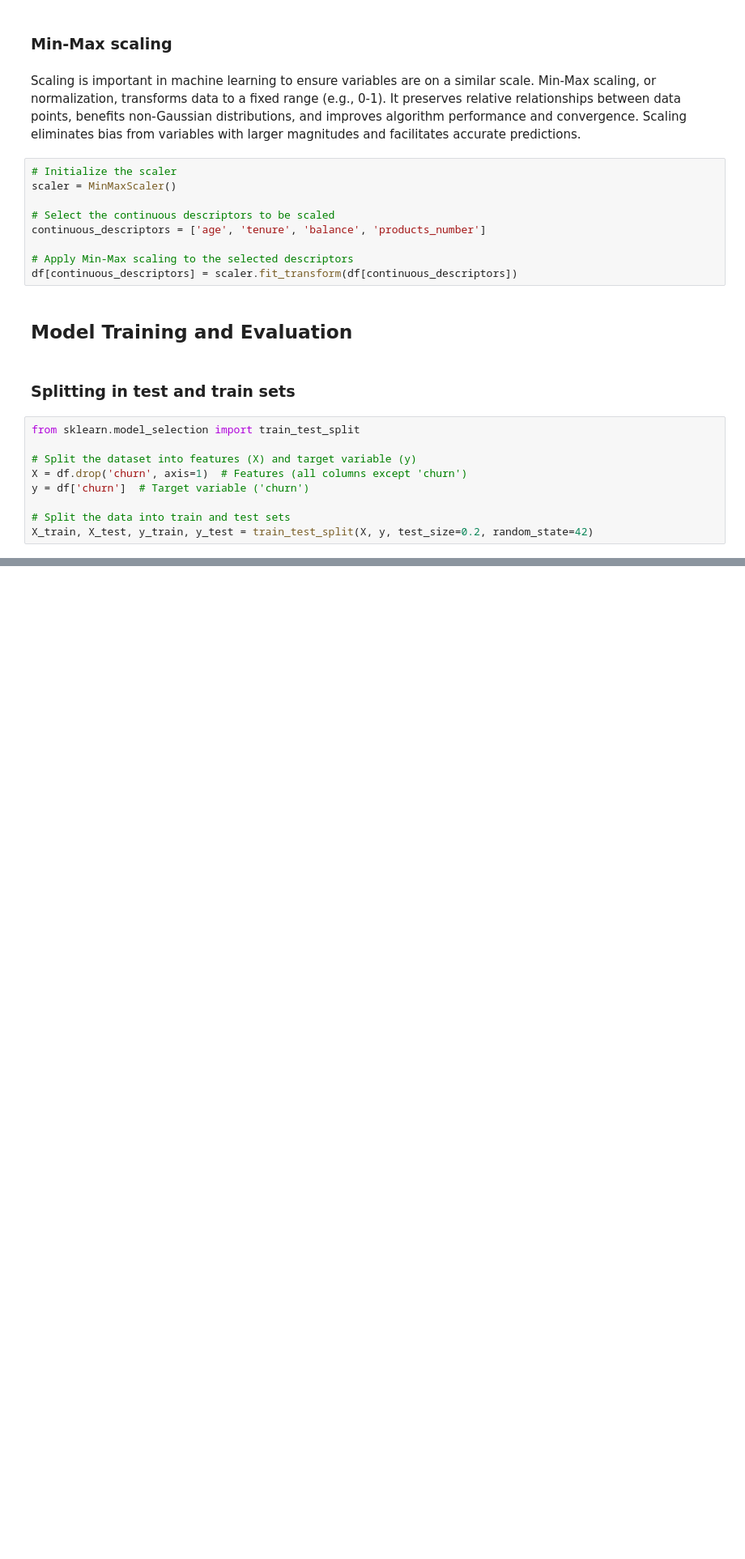
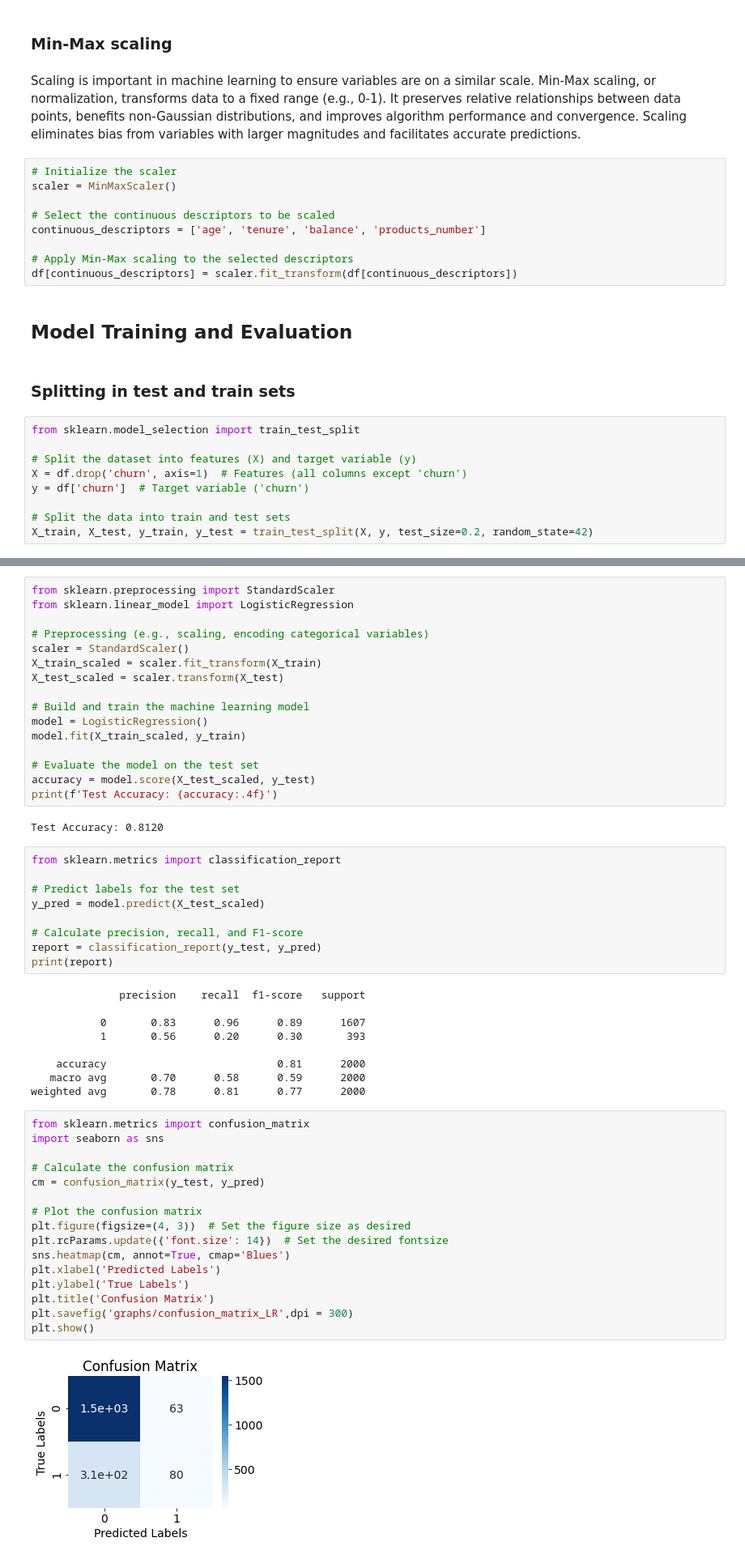
Before and after one commit to noellymadeleine/CustomerChurnPred, a Jupyter notebook: CustomerChurnPred.ipynb, the cells around one changed output, grey strips where cells are left out. Shown at 81% size. Cells and saved outputs as stored; diff of their text form; blank space fills up the shorter version.

Commit message:
Model building and evaluation: SVM and LR

```diff
--- a/CustomerChurnPred.ipynb
+++ b/CustomerChurnPred.ipynb
@@ -418,0 +421,54 @@ X_train, X_test, y_train, y_test = train_test_split(X, y, test_size=0.2, random_
+# %%
+from sklearn.preprocessing import StandardScaler
+from sklearn.linear_model import LogisticRegression
+
+# Preprocessing (e.g., scaling, encoding categorical variables)
+scaler = StandardScaler()
+X_train_scaled = scaler.fit_transform(X_train)
+X_test_scaled = scaler.transform(X_test)
+
+# Build and train the machine learning model
+model = LogisticRegression()
+model.fit(X_train_scaled, y_train)
+
+# Evaluate the model on the test set
+accuracy = model.score(X_test_scaled, y_test)
+print(f'Test Accuracy: {accuracy:.4f}')
+# %% [output]
+Test Accuracy: 0.8120
+# %%
+from sklearn.metrics import classification_report
+
+# Predict labels for the test set
+y_pred = model.predict(X_test_scaled)
+
+# Calculate precision, recall, and F1-score
+report = classification_report(y_test, y_pred)
+print(report)
+# %% [output]
+              precision    recall  f1-score   support
+
+           0       0.83      0.96      0.89      1607
+           1       0.56      0.20      0.30       393
+
+    accuracy                           0.81      2000
+   macro avg       0.70      0.58      0.59      2000
+weighted avg       0.78      0.81      0.77      2000
+# %%
+from sklearn.metrics import confusion_matrix
+import seaborn as sns
+
+# Calculate the confusion matrix
+cm = confusion_matrix(y_test, y_pred)
+
+# Plot the confusion matrix
+plt.figure(figsize=(4, 3))  # Set the figure size as desired
+plt.rcParams.update({'font.size': 14})  # Set the desired fontsize
+sns.heatmap(cm, annot=True, cmap='Blues')
+plt.xlabel('Predicted Labels')
+plt.ylabel('True Labels')
+plt.title('Confusion Matrix')
+plt.savefig('graphs/confusion_matrix_LR',dpi = 300)
+plt.show()
+# %% [output]
+[figure, added]
```
Also changed, not shown: parts of 7 cells of this notebook, 1 other file.
